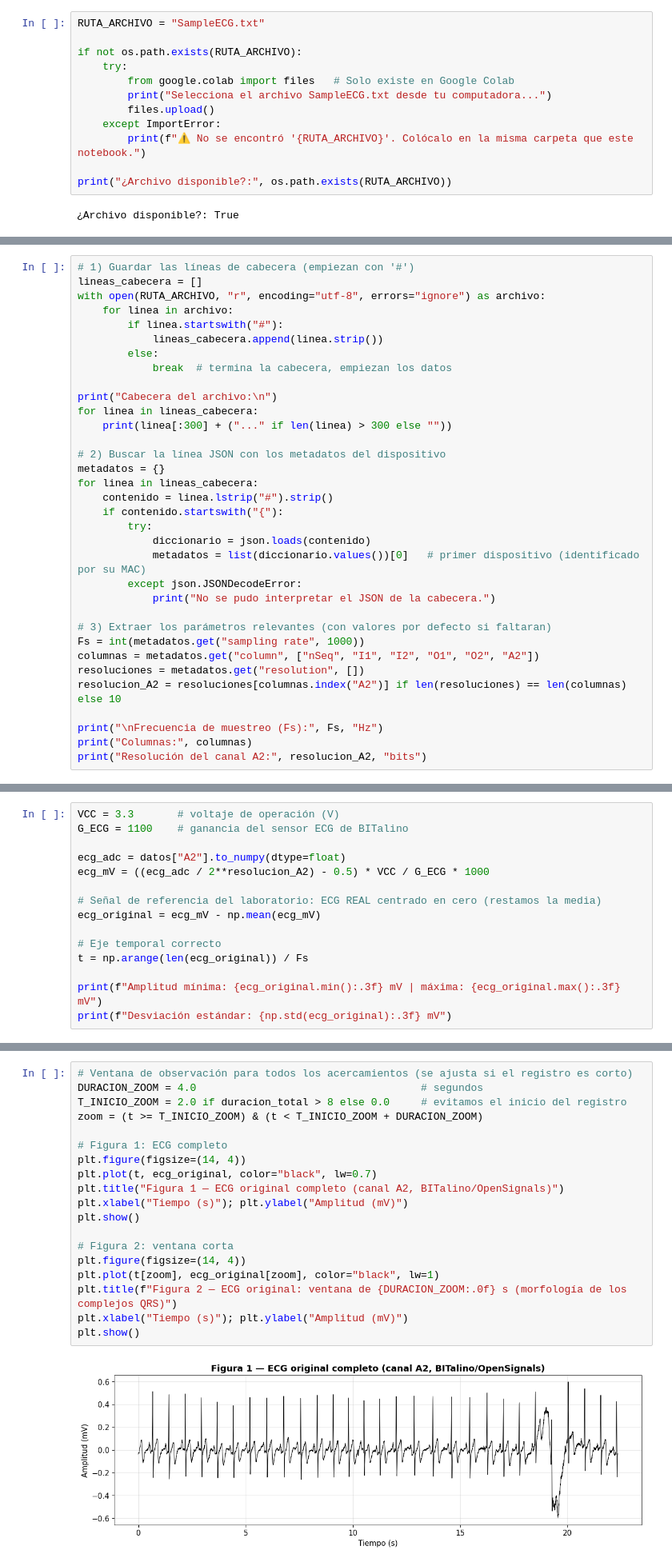
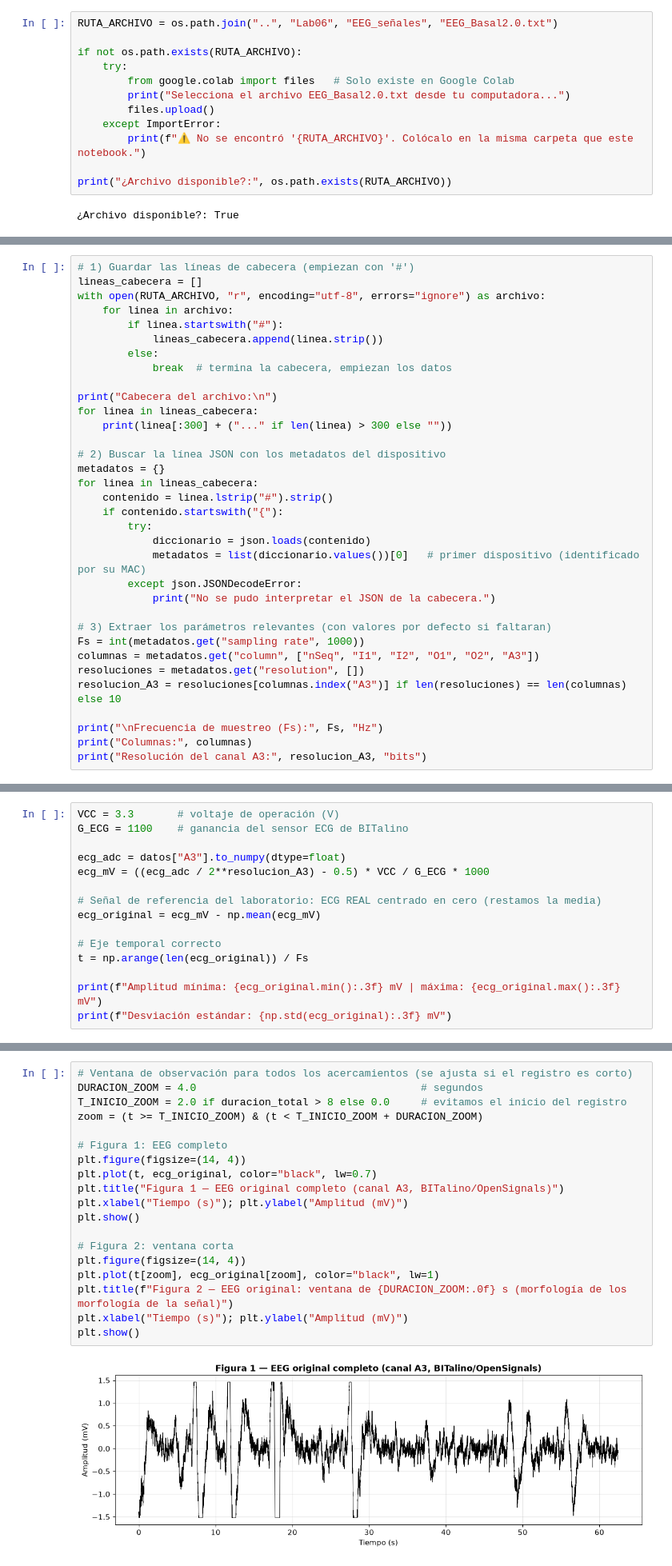
Before and after one commit to leamsi1je/GRUPO6-ISB-2026-II, a Jupyter notebook: Laboratorios/Lab07/LAB7_Filtrado_Adaptativo_Wavelet_ECG.ipynb, the cells around one changed output, grey strips where cells are left out. Shown at 80% size. Drawn from its saved outputs; the diff is of its cells as text.

```diff
--- a/Laboratorios/Lab07/LAB7_Filtrado_Adaptativo_Wavelet_ECG.ipynb
+++ b/Laboratorios/Lab07/LAB7_Filtrado_Adaptativo_Wavelet_ECG.ipynb
@@ -116,12 +116,12 @@ Un archivo exportado por **OpenSignals** tiene dos partes:
 
 Primero aseguramos que el archivo esté disponible (en Colab se puede subir desde la computadora).
 # %%
-RUTA_ARCHIVO = "SampleECG.txt"
+RUTA_ARCHIVO = os.path.join("..", "Lab06", "EEG_señales", "EEG_Basal2.0.txt")
 
 if not os.path.exists(RUTA_ARCHIVO):
     try:
         from google.colab import files   # Solo existe en Google Colab
-        print("Selecciona el archivo SampleECG.txt desde tu computadora...")
+        print("Selecciona el archivo EEG_Basal2.0.txt desde tu computadora...")
         files.upload()
     except ImportError:
         print(f"⚠️ No se encontró '{RUTA_ARCHIVO}'. Colócalo en la misma carpeta que este notebook.")
@@ -160,13 +160,13 @@ for linea in lineas_cabecera:
 
 # 3) Extraer los parámetros relevantes (con valores por defecto si faltaran)
 Fs = int(metadatos.get("sampling rate", 1000))
-columnas = metadatos.get("column", ["nSeq", "I1", "I2", "O1", "O2", "A2"])
+columnas = metadatos.get("column", ["nSeq", "I1", "I2", "O1", "O2", "A3"])
 resoluciones = metadatos.get("resolution", [])
-resolucion_A2 = resoluciones[columnas.index("A2")] if len(resoluciones) == len(columnas) else 10
+resolucion_A3 = resoluciones[columnas.index("A3")] if len(resoluciones) == len(columnas) else 10
 
 print("\nFrecuencia de muestreo (Fs):", Fs, "Hz")
 print("Columnas:", columnas)
-print("Resolución del canal A2:", resolucion_A2, "bits")
+print("Resolución del canal A3:", resolucion_A3, "bits")
 # %% [output]
 Cabecera del archivo:
 
@@ -267,8 +275,8 @@ $$ECG_{mV} = \left(\frac{ADC}{2^{n}} - \frac{1}{2}\right)\cdot\frac{V_{CC}}{G_{E
 VCC = 3.3       # voltaje de operación (V)
 G_ECG = 1100    # ganancia del sensor ECG de BITalino
 
-ecg_adc = datos["A2"].to_numpy(dtype=float)
-ecg_mV = ((ecg_adc / 2**resolucion_A2) - 0.5) * VCC / G_ECG * 1000
+ecg_adc = datos["A3"].to_numpy(dtype=float)
+ecg_mV = ((ecg_adc / 2**resolucion_A3) - 0.5) * VCC / G_ECG * 1000
 
 # Señal de referencia del laboratorio: ECG REAL centrado en cero (restamos la media)
 ecg_original = ecg_mV - np.mean(ecg_mV)
@@ -284,21 +292,21 @@ Desviación estándar: 0.115 mV
 # %%
 # Ventana de observación para todos los acercamientos (se ajusta si el registro es corto)
 DURACION_ZOOM = 4.0                                    # segundos
 T_INICIO_ZOOM = 2.0 if duracion_total > 8 else 0.0     # evitamos el inicio del registro
 zoom = (t >= T_INICIO_ZOOM) & (t < T_INICIO_ZOOM + DURACION_ZOOM)
 
-# Figura 1: ECG completo
+# Figura 1: EEG completo
 plt.figure(figsize=(14, 4))
 plt.plot(t, ecg_original, color="black", lw=0.7)
-plt.title("Figura 1 — ECG original completo (canal A2, BITalino/OpenSignals)")
+plt.title("Figura 1 — EEG original completo (canal A3, BITalino/OpenSignals)")
 plt.xlabel("Tiempo (s)"); plt.ylabel("Amplitud (mV)")
 plt.show()
 
 # Figura 2: ventana corta
 plt.figure(figsize=(14, 4))
 plt.plot(t[zoom], ecg_original[zoom], color="black", lw=1)
-plt.title(f"Figura 2 — ECG original: ventana de {DURACION_ZOOM:.0f} s (morfología de los complejos QRS)")
+plt.title(f"Figura 2 — EEG original: ventana de {DURACION_ZOOM:.0f} s (morfología de los morfología de la señal)")
 plt.xlabel("Tiempo (s)"); plt.ylabel("Amplitud (mV)")
 plt.show()
 # %% [output]
-[figure, old version]
+[figure, new version]
```
Also changed, not shown: parts of 24 cells of this notebook, 11 other files.
